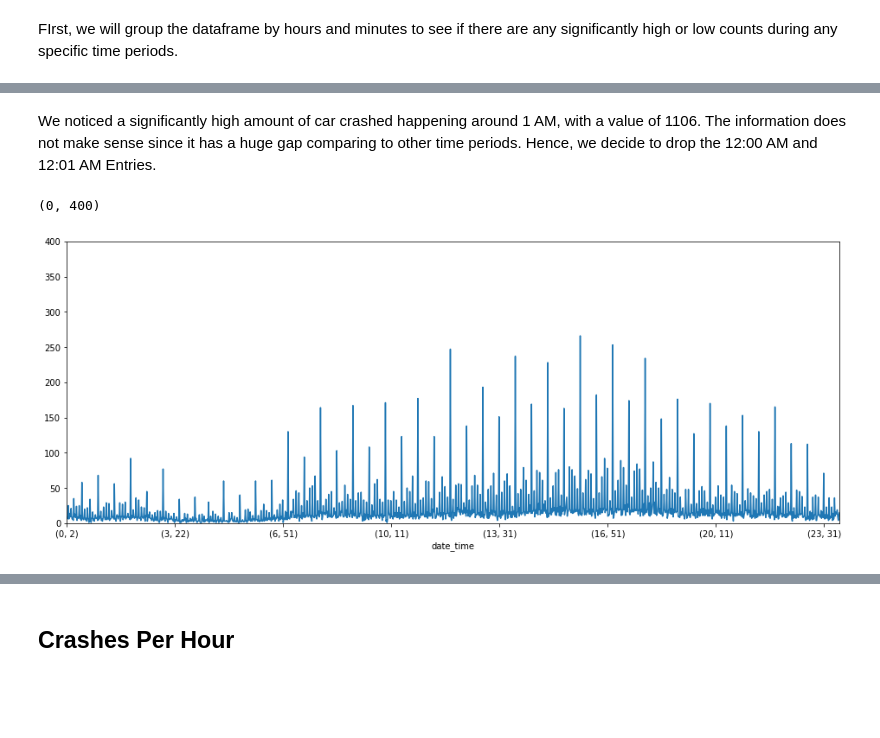
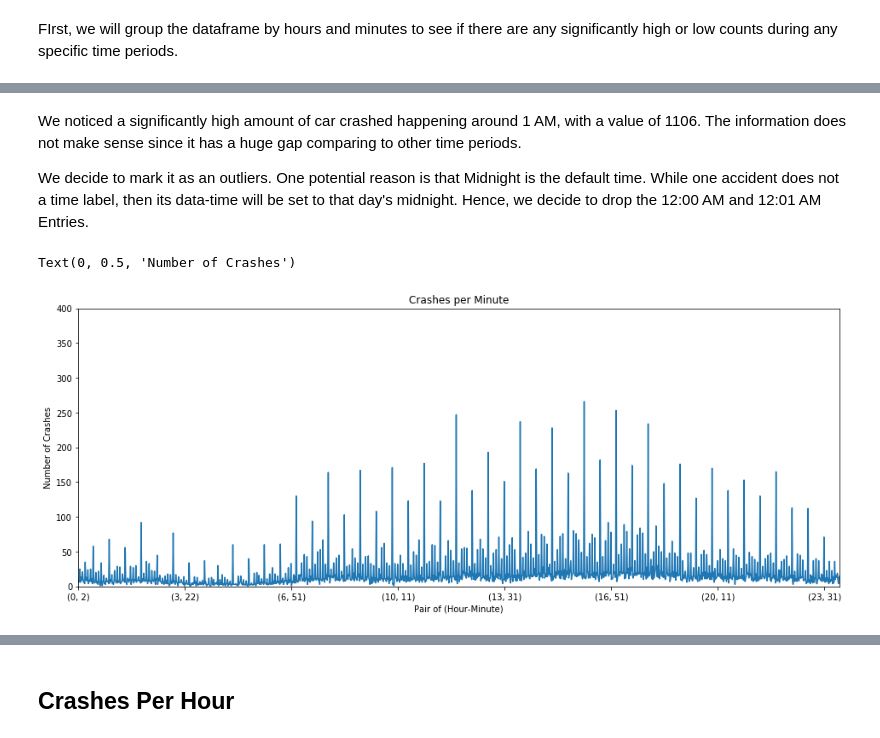
Before and after one commit to COGS108/group061, a Jupyter notebook: Final Project.ipynb, the cells around one changed output, grey strips where cells are left out. Cells and saved outputs as stored; diff of their text form; code cells hidden in the pictures; blank space fills up the shorter version.

```diff
--- a/Final Project.ipynb
+++ b/Final Project.ipynb
@@ -315,8 +308,16 @@ date_time
 # %% [markdown]
-We noticed a significantly high amount of car crashed happening around 1 AM, with a value of 1106. The information does not make sense since it has a huge gap comparing to other time periods. Hence, we decide to drop the 12:00 AM and 12:01 AM Entries.
+We noticed a significantly high amount of car crashed happening around 1 AM, with a value of 1106. The information does not make sense since it has a huge gap comparing to other time periods.
+
+We decide to mark it as an outliers. One potential reason is that Midnight is the default time. While one accident does not a time label, then its data-time will be set to that day's midnight. Hence, we decide to drop the 12:00 AM and 12:01 AM Entries.
 # %%
+# drop entries around midnight
 df_grp_minute_drop = df_grp_minute.drop(df_grp_minute.index[[0,1]])
+
+# graph the dataframe to visualize the number of crashed per minute
 df_grp_minute_drop.report_id.plot(kind='line', figsize=(16,6)).set_ylim(0,400)
+plt.title('Crashes per Minute')
+plt.xlabel('Pair of (Hour-Minute)')
+plt.ylabel('Number of Crashes')
 # %% [output]
-(0, 400)
+Text(0, 0.5, 'Number of Crashes')
-[figure, old version]
+[figure, new version]
```
Also changed, not shown: parts of 7 cells of this notebook.
